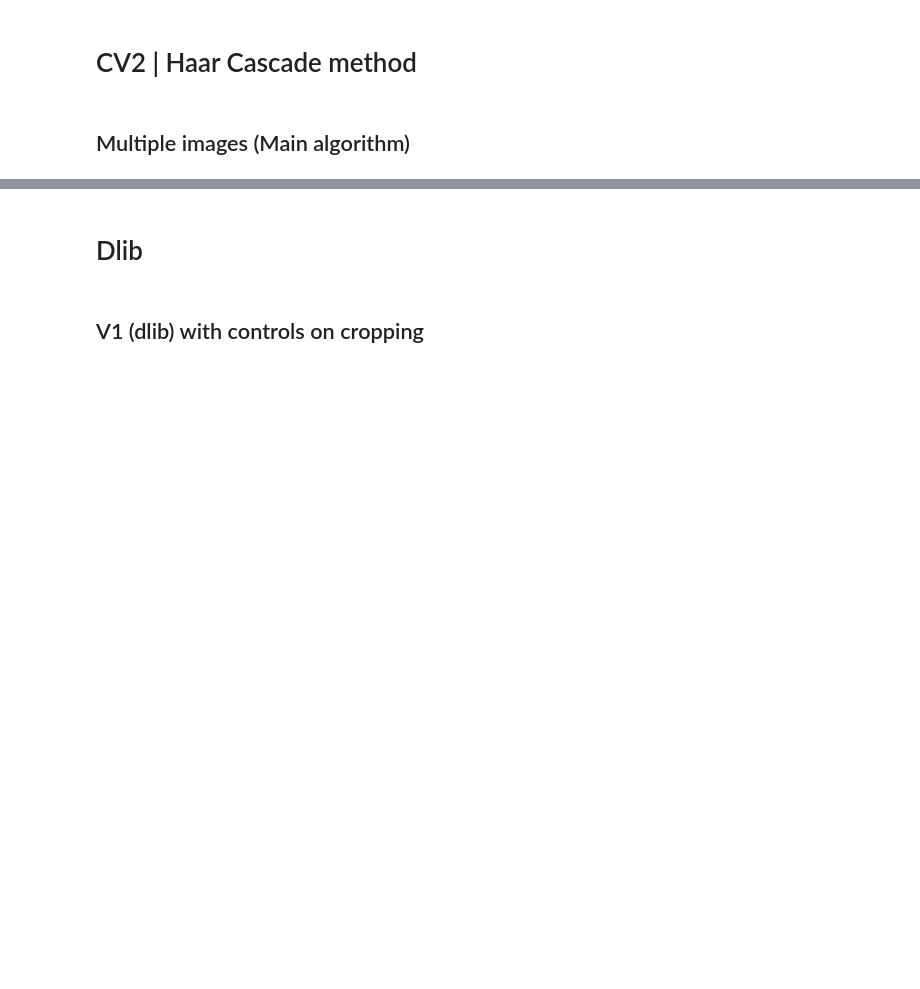
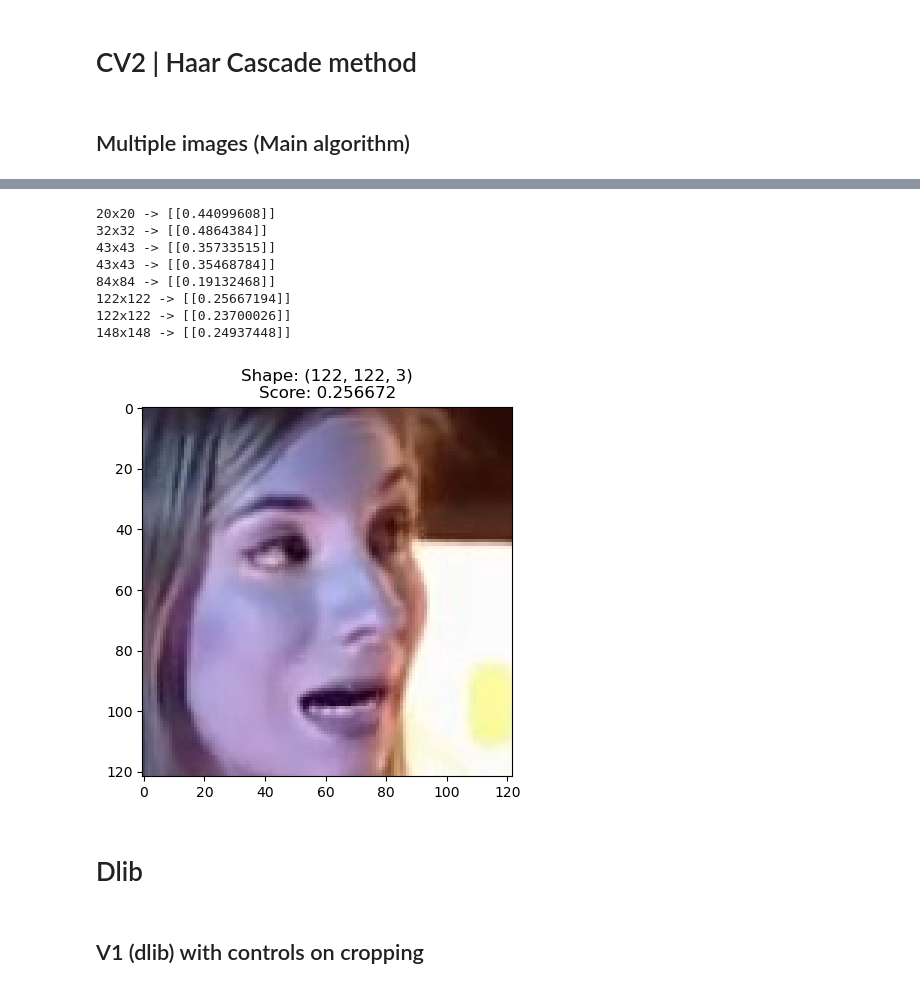
Before and after one commit to SlimShadys/DeepFakeDetectionOF, a Jupyter notebook: faceDetector.ipynb, the cells around one changed output, grey strips where cells are left out. Cells and saved outputs as stored; diff of their text form; code cells hidden in the pictures; blank space fills up the shorter version.

Commit message:
Update Face Detector script - Guidelines - Update paths - Refactor the code a bit - General fixes
Signed-off-by: Gianmarco Scarano <gianmarcoscarano@gmail.com>

```diff
--- a/faceDetector.ipynb
+++ b/faceDetector.ipynb
@@ -24,22 +45,23 @@ print("Model loaded!")
 # %% [markdown]
 ## Multiple images (Main algorithm)
 # %%
-path = os.path.join("IMGs", "fake","Face2Face")
-output = os.path.join("output", "fake", "Face2Face", "cropped_faces")
+output_size = (384, 384)
+checkpoint = None # Example: '409_382-frame57.jpg'
+
+path = os.path.join("Dataset", "Frames", "fake","Face2Face")
+output = os.path.join("Output", "Frames_cropped", "fake", "Face2Face")
 
 if not (os.path.exists(output)):
     os.makedirs(output)
-
-output_size = (384, 384)
-checkpoint = '' # Example: 409_382-frame57.jpg
 
 face_cascade = cv2.CascadeClassifier(haarcascades +'haarcascade_frontalface_alt.xml')
 
 with open('multiple_faces_fake_face2face.txt', 'a') as file:
 
     print("Sorting files ...")
-    lp = sorted_alphanumeric(os.listdir(path))
-    listPictures = lp[lp.index(checkpoint):]
+    listPictures = sorted_alphanumeric(os.listdir(path))
+    if checkpoint is not None:
+        listPictures = listPictures[listPictures.index(checkpoint):]
     print("Sort done! Starting detection... ")
 
     # Loop over the images
@@ -93,7 +126,7 @@ with open('multiple_faces_fake_face2face.txt', 'a') as file:
 # %%
-image = '' #337-frame72.jpg
-switchRGB = True
-#index = 1
+image = '' # Example: 337-frame72.jpg
+switchRGB = False
+precisionMultiscale = 1
 
 path = os.path.join("IMGs", "real", image)
 output = os.path.join("output", "real", "cropped_faces")
@@ -106,40 +139,57 @@ face = None
 
 # Load image
 img = (cv2.imread(os.path.join(path), cv2.IMREAD_COLOR))
 
 if(switchRGB):
     img = img[:, :, ::-1]
 
 # Read the haarcascade to detect the faces in an image
-faces = face_cascade.detectMultiScale(img, 1.1, 10)
+faces = face_cascade.detectMultiScale(img, 1.1, precisionMultiscale)
 
 if len(faces) < 1:
     print('No face detected for this image.')
 elif len(faces) == 1:
     for i, (x, y, w, h) in enumerate(faces):
         # To draw a rectangle in a face
         face = img[y:y+h, x:x+w]
 else:
     for i, (x, y, w, h) in enumerate(faces):
         face = img[y:y+h, x:x+w]
-        print(face.shape)
 
         resized_face = np.array(cv2.resize(face, (224, 224)), copy=False, dtype=np.float32)
         score = model.predict(np.reshape(resized_face, (1, 224, 224, 3)), batch_size=1, verbose=0)
-        print(score)
-        scores.append([score, face])
+        scores.append([score, face, face.shape[0]])
 
-    max_score = max(scores, key=lambda x: x[0])
-    #max_score = scores[index]
-    face = max_score[1]
+    scores = sorted(scores, key=lambda x: x[2])
+    for sublist in scores:
+        print(f"{sublist[2]}x{sublist[2]} -> {sublist[0]}")
+
+    face = max(scores, key=lambda x: x[0])                  # -> If we want to choose over the best score. (1)
+    #face = max(scores, key=lambda x: x[2])                 # -> If we want to choose over the largest rectangle. (2)
+    #face = [x for x in scores if x[2] == 122][0]            # -> If we want to choose over a particular shape of a rectangle. (3)
+    #face = [x for x in scores if x[0] == 0.2068924][0]    # -> If we want to choose over a particular score. (4)
+
+    score = float(face[0][0])
+    face = face[1]
 
 if face is not None:
 
     if(switchRGB):
         face = face[:, :, ::-1]
 
+    plt.title(F"Shape: {face.shape}\nScore: {score:.6f}")
     plt.imshow(face)
     cv2.imwrite(os.path.join(output, image), cv2.resize(face, output_size))
+# %% [output]
+20x20 -> [[0.44099608]]
+32x32 -> [[0.4864384]]
+43x43 -> [[0.35733515]]
+43x43 -> [[0.35468784]]
+84x84 -> [[0.19132468]]
+122x122 -> [[0.25667194]]
+122x122 -> [[0.23700026]]
+148x148 -> [[0.24937448]]
+[figure, added]
 # %% [markdown]
 # Dlib
 # %% [markdown]
```
Also changed, not shown: parts of 7 cells of this notebook.
